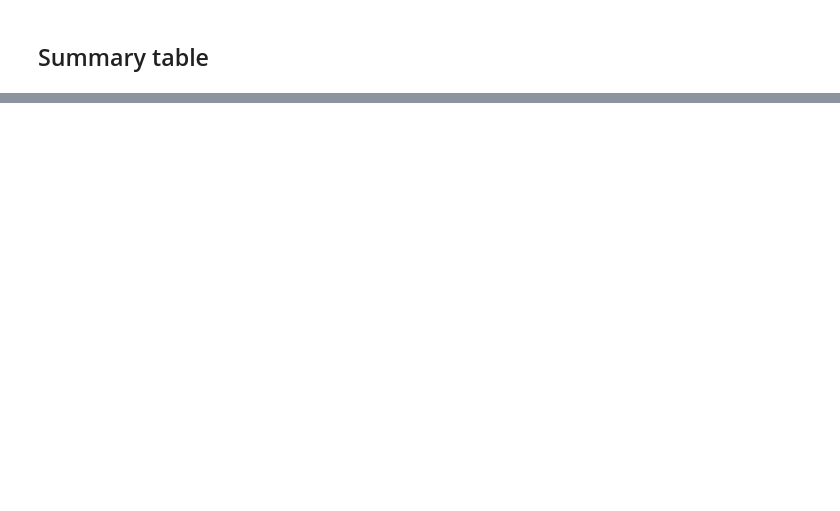
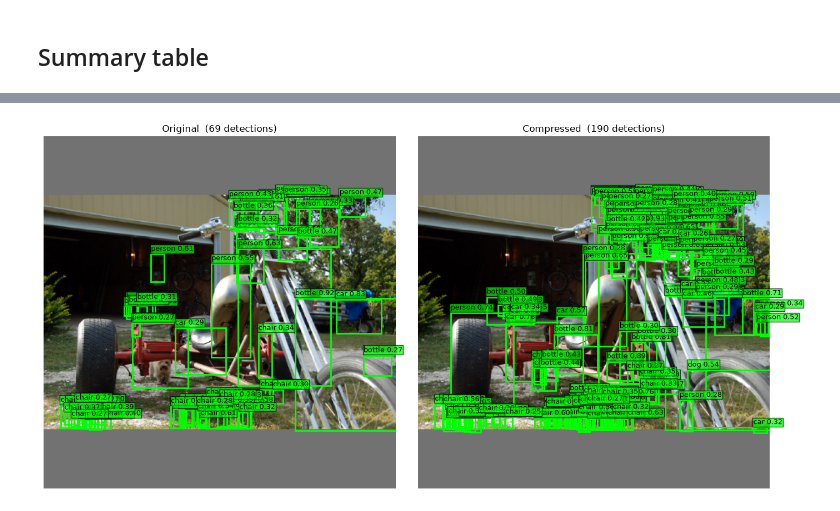
Before and after one commit to Arunachalam96/yolo-tucker-demo, a Jupyter notebook: notebooks/05_analysis.ipynb, the cells around one changed output, grey strips where cells are left out. Saved outputs shown, nothing was run; the diff lists cells and outputs as text; code cells hidden in the pictures; blank space fills up the shorter version.

```diff
--- a/notebooks/05_analysis.ipynb
+++ b/notebooks/05_analysis.ipynb
@@ -125,0 +151,33 @@ summary
+# %%
+import matplotlib.pyplot as plt
+import matplotlib.patches as patches
+
+def draw_detections(ax, img_tensor, boxes, scores, labels, class_names, title):
+    img = img_tensor.permute(1, 2, 0).cpu().numpy()
+    ax.imshow(img)
+    for box, score, label in zip(boxes, scores, labels):
+        x1, y1, x2, y2 = box.tolist()
+        rect = patches.Rectangle((x1, y1), x2 - x1, y2 - y1,
+                                  fill=False, edgecolor="lime", linewidth=2)
+        ax.add_patch(rect)
+        ax.text(x1, max(y1 - 4, 0), f"{class_names[int(label)]} {score:.2f}",
+                 color="black", fontsize=9, bbox=dict(facecolor="lime", alpha=0.7, pad=1))
+    ax.set_title(f"{title}  ({len(boxes)} detections)")
+    ax.axis("off")
+
+
+# pick one image from the val set (change the index to try others)
+img_tensor, _ = val_ds[0]
+img_batch = img_tensor.unsqueeze(0).to(DEVICE)
+
+with torch.no_grad():
+    pred_orig = predict_boxes(original, img_batch, NUM_CLASSES, conf_thresh=0.25)[0]
+    pred_comp = predict_boxes(compressed, img_batch, NUM_CLASSES, conf_thresh=0.25)[0]
+
+fig, axes = plt.subplots(1, 2, figsize=(14, 7))
+draw_detections(axes[0], img_tensor, *pred_orig, CLASS_NAMES, "Original")
+draw_detections(axes[1], img_tensor, *pred_comp, CLASS_NAMES, "Compressed")
+plt.tight_layout()
+plt.show()
+# %% [output]
+[figure, added]
```
Also changed, not shown: parts of 6 cells of this notebook, 8 other files.
